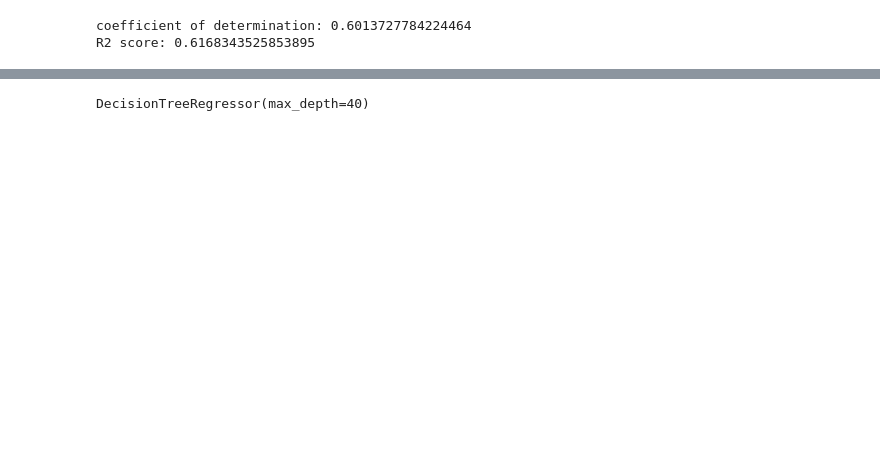
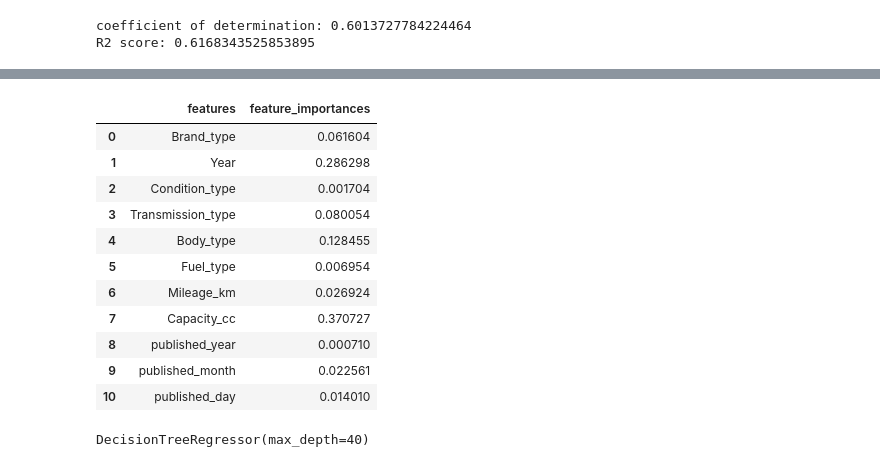
Before and after one commit to Tharindu-dd/ML_Project, a Jupyter notebook: Sri_Lanka_Vehicle_Prices.ipynb, the cells around one changed output, grey strips where cells are left out. Drawn from its saved outputs; the diff is of its cells as text; code cells hidden in the pictures; blank space fills up the shorter version.

```diff
--- a/Sri_Lanka_Vehicle_Prices.ipynb
+++ b/Sri_Lanka_Vehicle_Prices.ipynb
@@ -657,3 +657,22 @@ R2 score: 0.9913842416571139
+# %%
+feature_importances = reg2.feature_importances_
+feature_importances
+features = X_test.columns
+feature_importance_table = pd.DataFrame(data={'features': features, 'feature_importances':feature_importances})
+feature_importance_table
+# %% [output]
+|  | features | feature_importances |
+| 0 | Brand_type | 0.061604 |
+| 1 | Year | 0.286298 |
+| 2 | Condition_type | 0.001704 |
+| 3 | Transmission_type | 0.080054 |
+| 4 | Body_type | 0.128455 |
+| 5 | Fuel_type | 0.006954 |
+| 6 | Mileage_km | 0.026924 |
+| 7 | Capacity_cc | 0.370727 |
+| 8 | published_year | 0.000710 |
+| 9 | published_month | 0.022561 |
+| 10 | published_day | 0.014010 |
 # %%
 save_file = 'model_reg2_test.pickle'
 pickle.dump(reg2, open(save_file, 'wb'))
```
Also changed, not shown: parts of 3 cells of this notebook.
